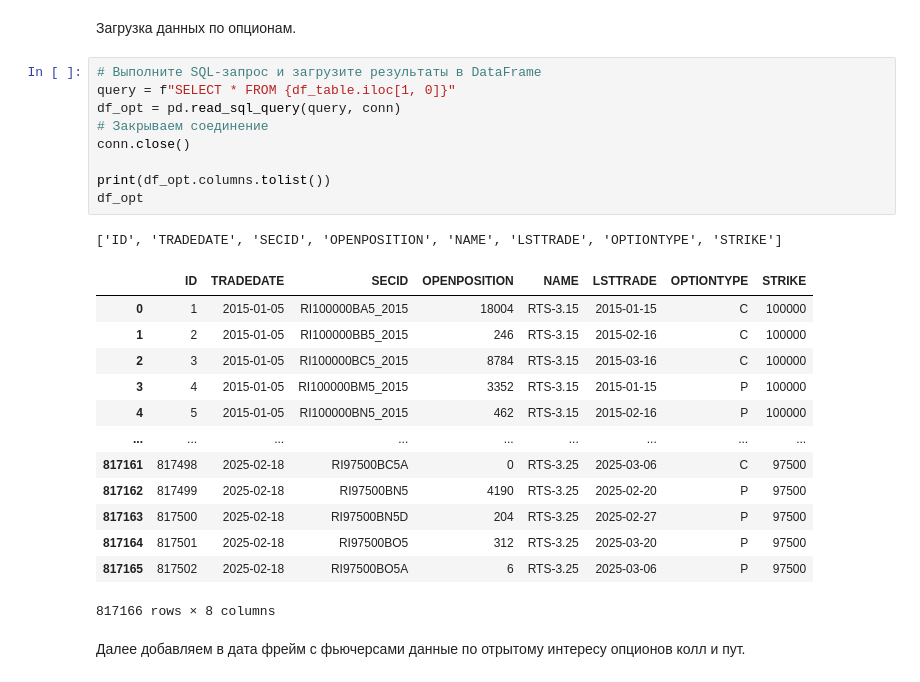
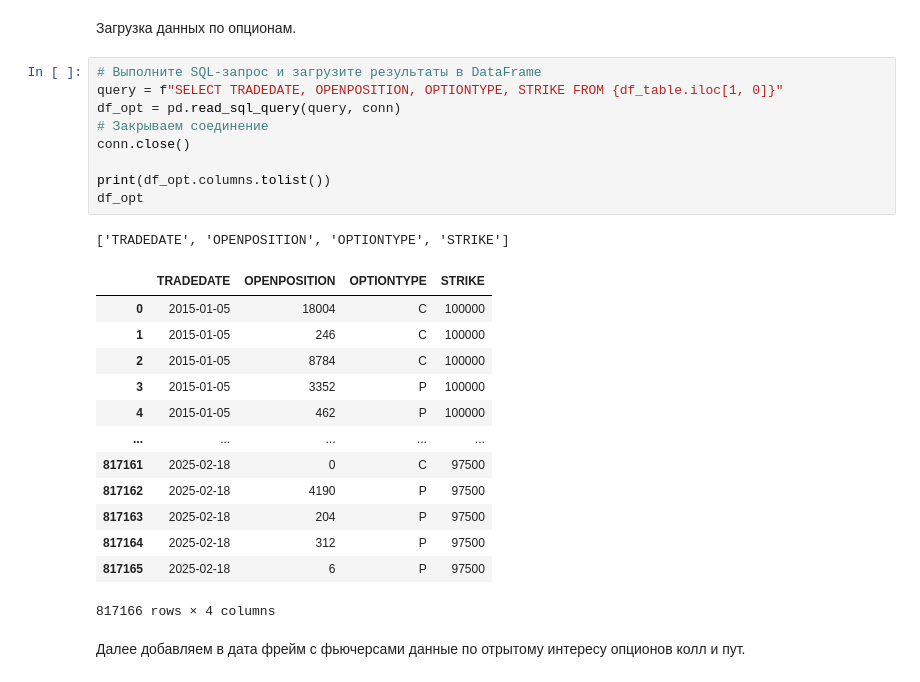
Before and after one commit to Alkor135/quote_prepare, a Jupyter notebook: fut_opt_features_prepare/fut_opt_01.ipynb, the cells around one changed output. Cells and saved outputs as stored; diff of their text form.

```diff
--- a/fut_opt_features_prepare/fut_opt_01.ipynb
+++ b/fut_opt_features_prepare/fut_opt_01.ipynb
@@ -93,28 +97,28 @@ df_fut
 Загрузка данных по опционам.
 # %%
 # Выполните SQL-запрос и загрузите результаты в DataFrame
-query = f"SELECT * FROM {df_table.iloc[1, 0]}"
+query = f"SELECT TRADEDATE, OPENPOSITION, OPTIONTYPE, STRIKE FROM {df_table.iloc[1, 0]}"
 df_opt = pd.read_sql_query(query, conn)
 # Закрываем соединение
 conn.close()
 
 print(df_opt.columns.tolist())
 df_opt
 # %% [output]
-['ID', 'TRADEDATE', 'SECID', 'OPENPOSITION', 'NAME', 'LSTTRADE', 'OPTIONTYPE', 'STRIKE']
+['TRADEDATE', 'OPENPOSITION', 'OPTIONTYPE', 'STRIKE']
-|  | ID | TRADEDATE | SECID | OPENPOSITION | NAME | LSTTRADE | OPTIONTYPE | STRIKE |
-| 0 | 1 | 2015-01-05 | RI100000BA5_2015 | 18004 | RTS-3.15 | 2015-01-15 | C | 100000 |
-| 1 | 2 | 2015-01-05 | RI100000BB5_2015 | 246 | RTS-3.15 | 2015-02-16 | C | 100000 |
-| 2 | 3 | 2015-01-05 | RI100000BC5_2015 | 8784 | RTS-3.15 | 2015-03-16 | C | 100000 |
-| 3 | 4 | 2015-01-05 | RI100000BM5_2015 | 3352 | RTS-3.15 | 2015-01-15 | P | 100000 |
-| 4 | 5 | 2015-01-05 | RI100000BN5_2015 | 462 | RTS-3.15 | 2015-02-16 | P | 100000 |
-| ... | ... | ... | ... | ... | ... | ... | ... | ... |
-| 817161 | 817498 | 2025-02-18 | RI97500BC5A | 0 | RTS-3.25 | 2025-03-06 | C | 97500 |
-| 817162 | 817499 | 2025-02-18 | RI97500BN5 | 4190 | RTS-3.25 | 2025-02-20 | P | 97500 |
-| 817163 | 817500 | 2025-02-18 | RI97500BN5D | 204 | RTS-3.25 | 2025-02-27 | P | 97500 |
-| 817164 | 817501 | 2025-02-18 | RI97500BO5 | 312 | RTS-3.25 | 2025-03-20 | P | 97500 |
-| 817165 | 817502 | 2025-02-18 | RI97500BO5A | 6 | RTS-3.25 | 2025-03-06 | P | 97500 |
+|  | TRADEDATE | OPENPOSITION | OPTIONTYPE | STRIKE |
+| 0 | 2015-01-05 | 18004 | C | 100000 |
+| 1 | 2015-01-05 | 246 | C | 100000 |
+| 2 | 2015-01-05 | 8784 | C | 100000 |
+| 3 | 2015-01-05 | 3352 | P | 100000 |
+| 4 | 2015-01-05 | 462 | P | 100000 |
+| ... | ... | ... | ... | ... |
+| 817161 | 2025-02-18 | 0 | C | 97500 |
+| 817162 | 2025-02-18 | 4190 | P | 97500 |
+| 817163 | 2025-02-18 | 204 | P | 97500 |
+| 817164 | 2025-02-18 | 312 | P | 97500 |
+| 817165 | 2025-02-18 | 6 | P | 97500 |
-817166 rows × 8 columns
+817166 rows × 4 columns
 # %% [markdown]
 Далее добавляем в дата фрейм с фьючерсами данные по отрытому интересу опционов колл и пут.
 # %%
```
Also changed, not shown: parts of 4 cells of this notebook.
